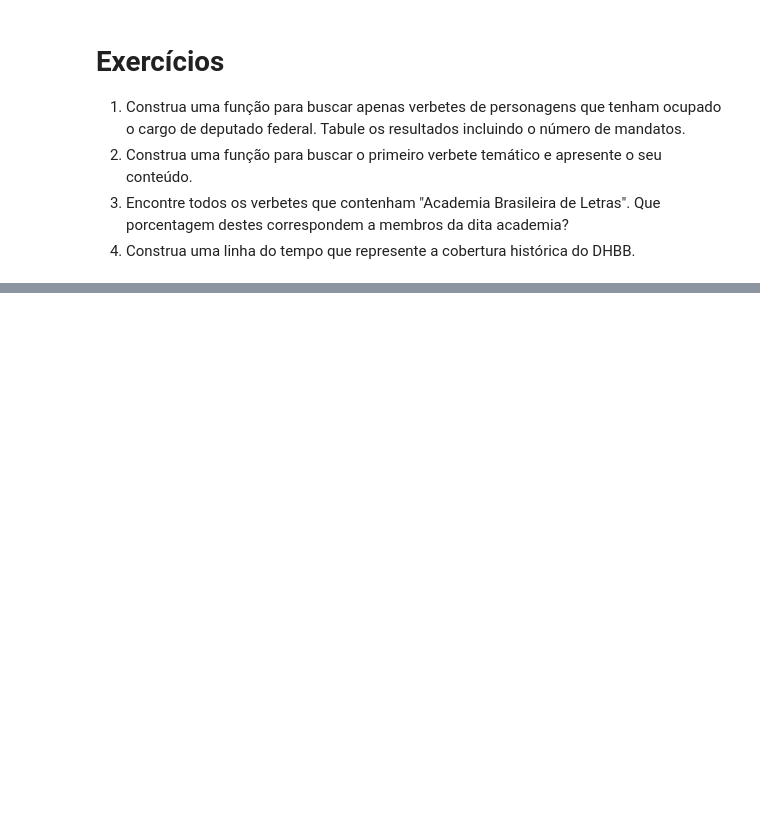
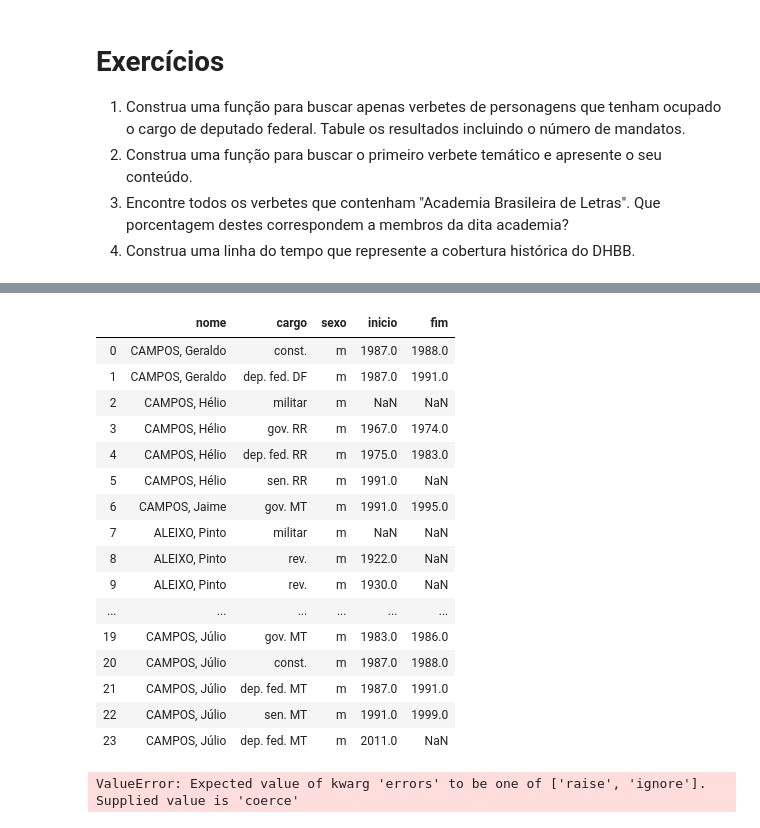
Before and after one commit to fccoelho/text-mining-cientistas-sociais, a Jupyter notebook: Capitulo_1.ipynb, the cells around one changed output, grey strips where cells are left out. Cells and saved outputs as stored; diff of their text form; code cells hidden in the pictures; blank space fills up the shorter version.

```diff
--- a/Capitulo_1.ipynb
+++ b/Capitulo_1.ipynb
@@ -430,0 +565,24 @@ pd.read_sql_query("select * from resultados where natureza='temático'", con=eng
+# %%
+tab2
+# %% [output]
+|  | nome | cargo | sexo | inicio | fim |
+| 0 | CAMPOS, Geraldo | const. | m | 1987.0 | 1988.0 |
+| 1 | CAMPOS, Geraldo | dep. fed. DF | m | 1987.0 | 1991.0 |
+| 2 | CAMPOS, Hélio | militar | m | NaN | NaN |
+| 3 | CAMPOS, Hélio | gov. RR | m | 1967.0 | 1974.0 |
+| 4 | CAMPOS, Hélio | dep. fed. RR | m | 1975.0 | 1983.0 |
+| 5 | CAMPOS, Hélio | sen. RR | m | 1991.0 | NaN |
+| 6 | CAMPOS, Jaime | gov. MT | m | 1991.0 | 1995.0 |
+| 7 | ALEIXO, Pinto | militar | m | NaN | NaN |
+| 8 | ALEIXO, Pinto | rev. | m | 1922.0 | NaN |
+| 9 | ALEIXO, Pinto | rev. | m | 1930.0 | NaN |
+| ... | ... | ... | ... | ... | ... |
+| 19 | CAMPOS, Júlio | gov. MT | m | 1983.0 | 1986.0 |
+| 20 | CAMPOS, Júlio | const. | m | 1987.0 | 1988.0 |
+| 21 | CAMPOS, Júlio | dep. fed. MT | m | 1987.0 | 1991.0 |
+| 22 | CAMPOS, Júlio | sen. MT | m | 1991.0 | 1999.0 |
+| 23 | CAMPOS, Júlio | dep. fed. MT | m | 2011.0 | NaN |
+# %%
+tab2.fim = tab2.fim.astype(int)
+# %% [output]
+ValueError: Expected value of kwarg 'errors' to be one of ['raise', 'ignore']. Supplied value is 'coerce'
```
Also changed, not shown: parts of 19 cells of this notebook.
